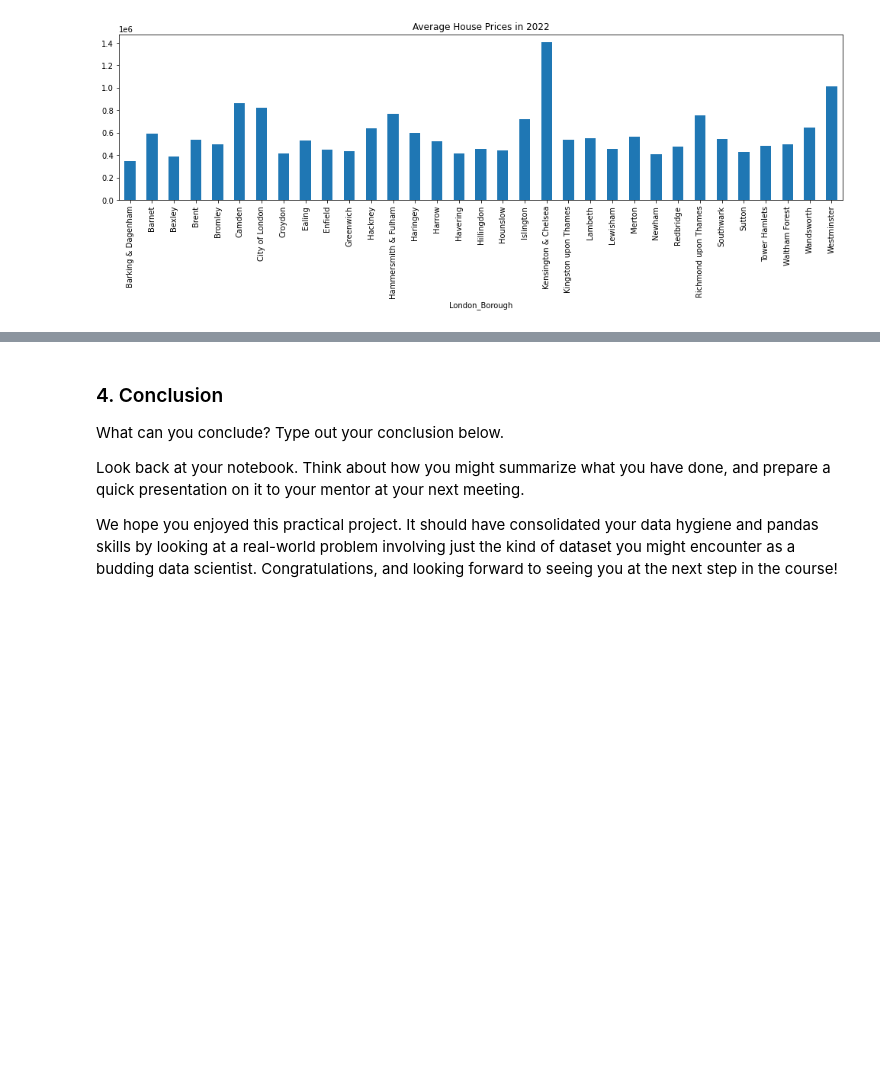
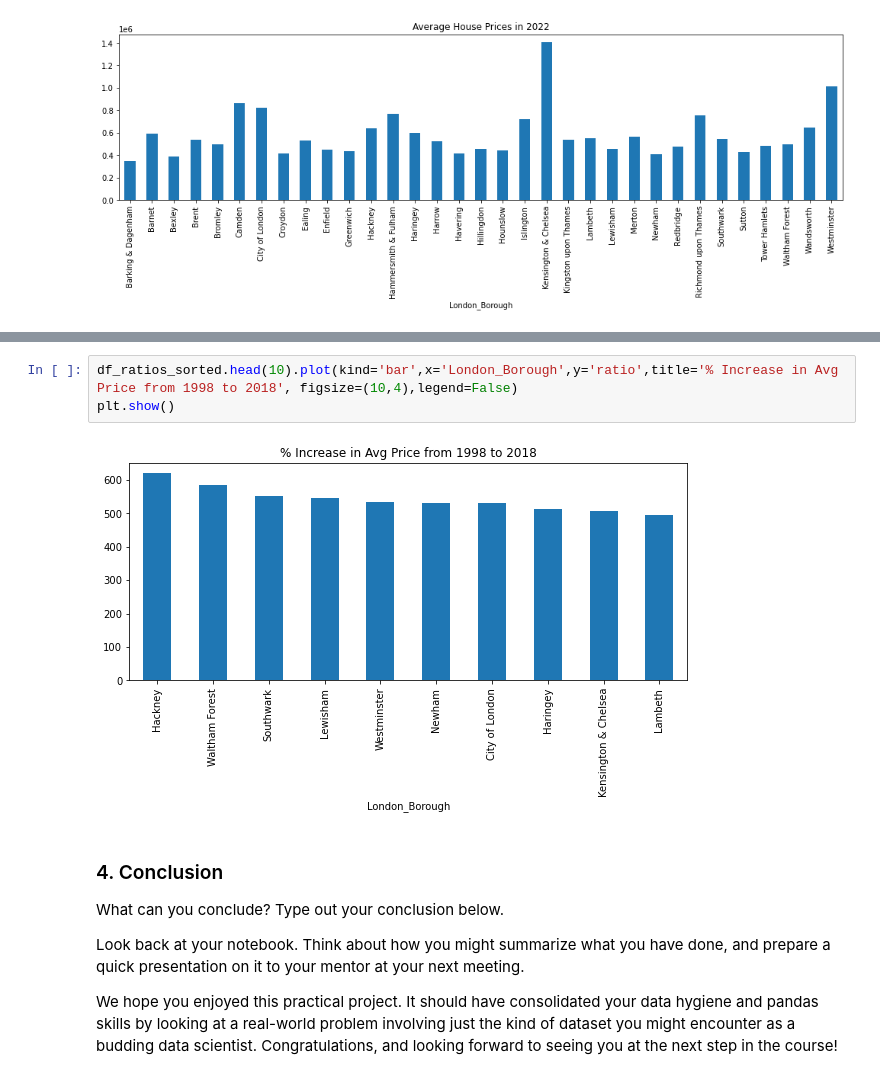
Before and after one commit to smccracken13/DataScienceCareerTrack, a Jupyter notebook: Unit 4 Challenge - Tier 3.ipynb, the cells around one changed output, grey strips where cells are left out. Cells and saved outputs as stored; diff of their text form; blank space fills up the shorter version.

```diff
--- a/Unit 4 Challenge - Tier 3.ipynb
+++ b/Unit 4 Challenge - Tier 3.ipynb
@@ -330,3 +331,8 @@ print(df_ratios_sorted.head(10))
+# %%
+df_ratios_sorted.head(10).plot(kind='bar',x='London_Borough',y='ratio',title='% Increase in Avg Price from 1998 to 2018', figsize=(10,4),legend=False)
+plt.show()
+# %% [output]
+[figure, added]
 # %% [markdown]
 ### 4. Conclusion
 What can you conclude? Type out your conclusion below.
```
Also changed, not shown: parts of 4 cells of this notebook.
